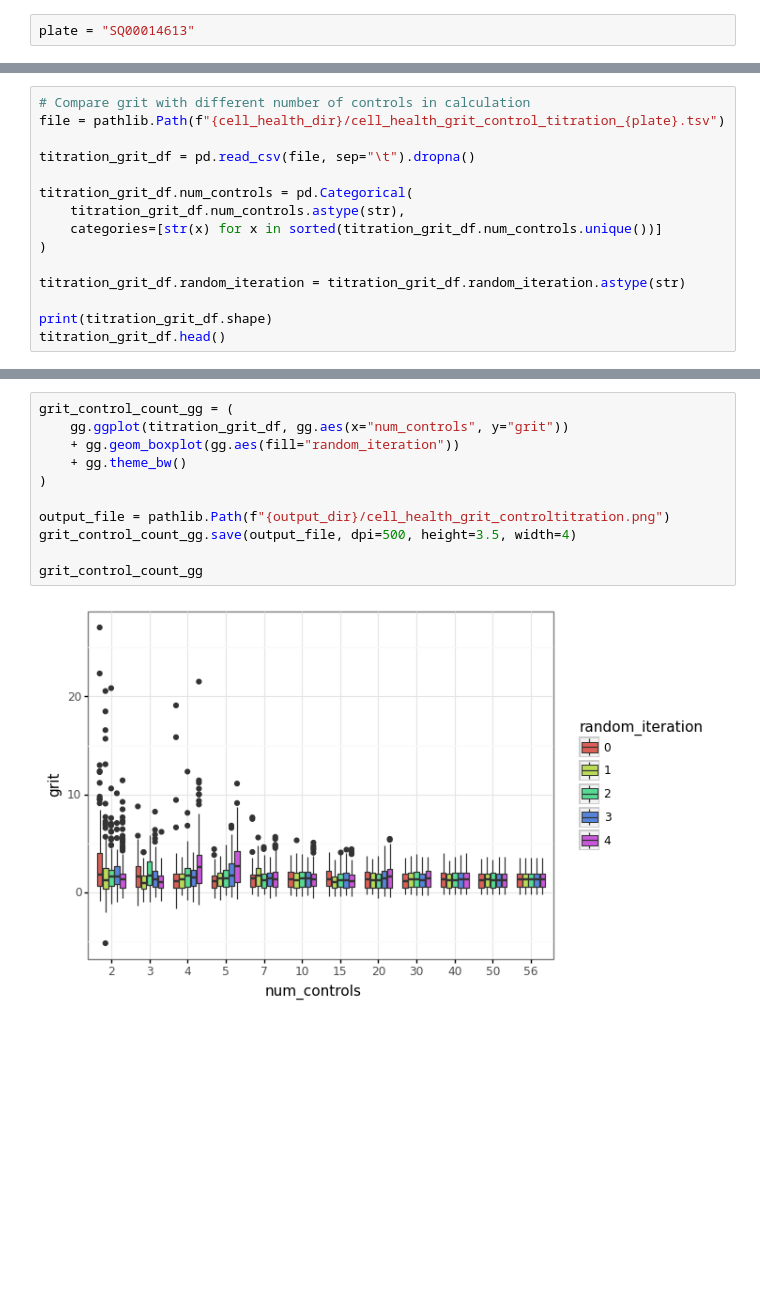
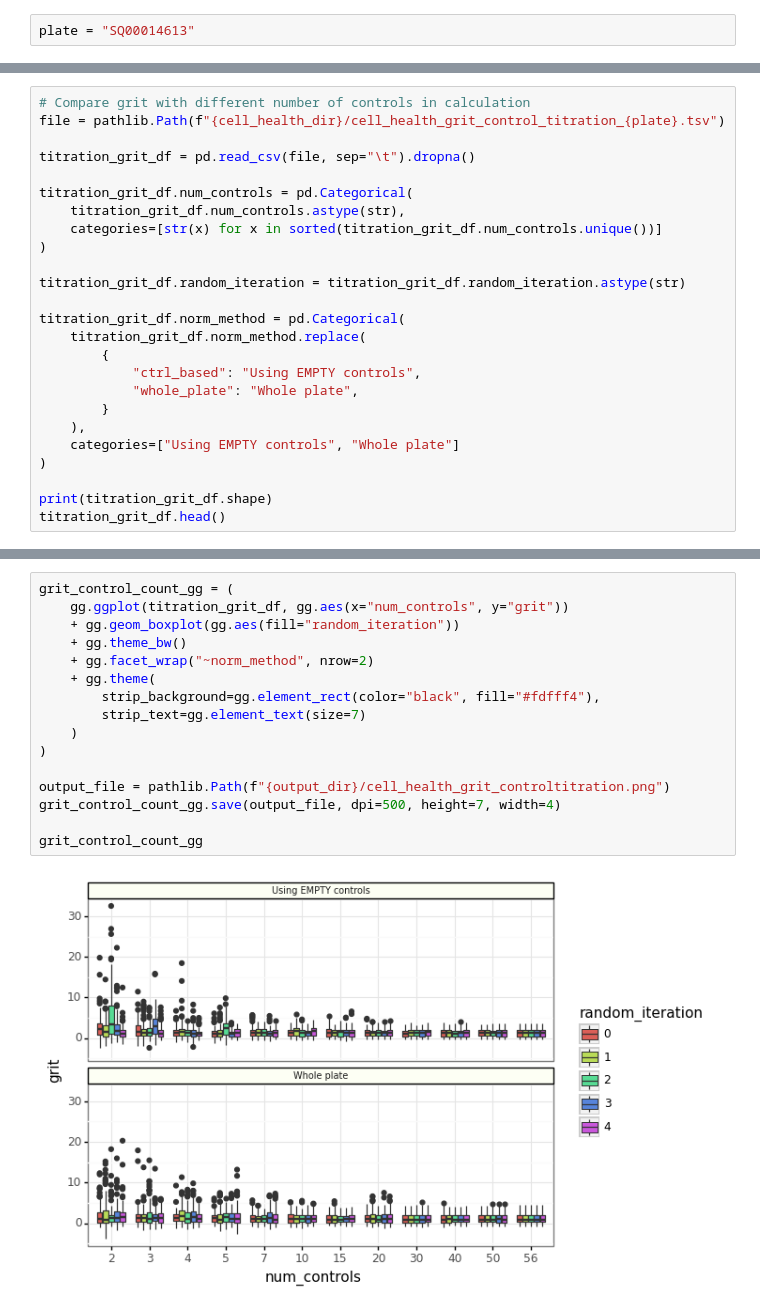
Before and after one commit to broadinstitute/grit-benchmark, a Jupyter notebook: 2.compare-metrics/cell-health/7.compare-permuted-and-controltitration-grit.ipynb, the cells around one changed output, grey strips where cells are left out. Cells and saved outputs as stored; diff of their text form; blank space fills up the shorter version.

Commit message:
add whole plate normalization to permuted grit calc

```diff
--- a/2.compare-metrics/cell-health/7.compare-permuted-and-controltitration-grit.ipynb
+++ b/2.compare-metrics/cell-health/7.compare-permuted-and-controltitration-grit.ipynb
@@ -64,6 +74,16 @@ titration_grit_df.num_controls = pd.Categorical(
 
 titration_grit_df.random_iteration = titration_grit_df.random_iteration.astype(str)
 
+titration_grit_df.norm_method = pd.Categorical(
+    titration_grit_df.norm_method.replace(
+        {
+            "ctrl_based": "Using EMPTY controls",
+            "whole_plate": "Whole plate",
+        }
+    ),
+    categories=["Using EMPTY controls", "Whole plate"]
+)
+
 print(titration_grit_df.shape)
 titration_grit_df.head()
 # %% [output]
@@ -138,13 +162,18 @@ grit_permuted_gg
 # %%
 grit_control_count_gg = (
     gg.ggplot(titration_grit_df, gg.aes(x="num_controls", y="grit"))
     + gg.geom_boxplot(gg.aes(fill="random_iteration"))
     + gg.theme_bw()
+    + gg.facet_wrap("~norm_method", nrow=2)
+    + gg.theme(
+        strip_background=gg.element_rect(color="black", fill="#fdfff4"),
+        strip_text=gg.element_text(size=7)
+    )
 )
 
 output_file = pathlib.Path(f"{output_dir}/cell_health_grit_controltitration.png")
-grit_control_count_gg.save(output_file, dpi=500, height=3.5, width=4)
+grit_control_count_gg.save(output_file, dpi=500, height=7, width=4)
 
 grit_control_count_gg
 # %% [output]
-[figure, old version]
+[figure, new version]
```
Also changed, not shown: parts of 6 cells of this notebook, 8 other files.
